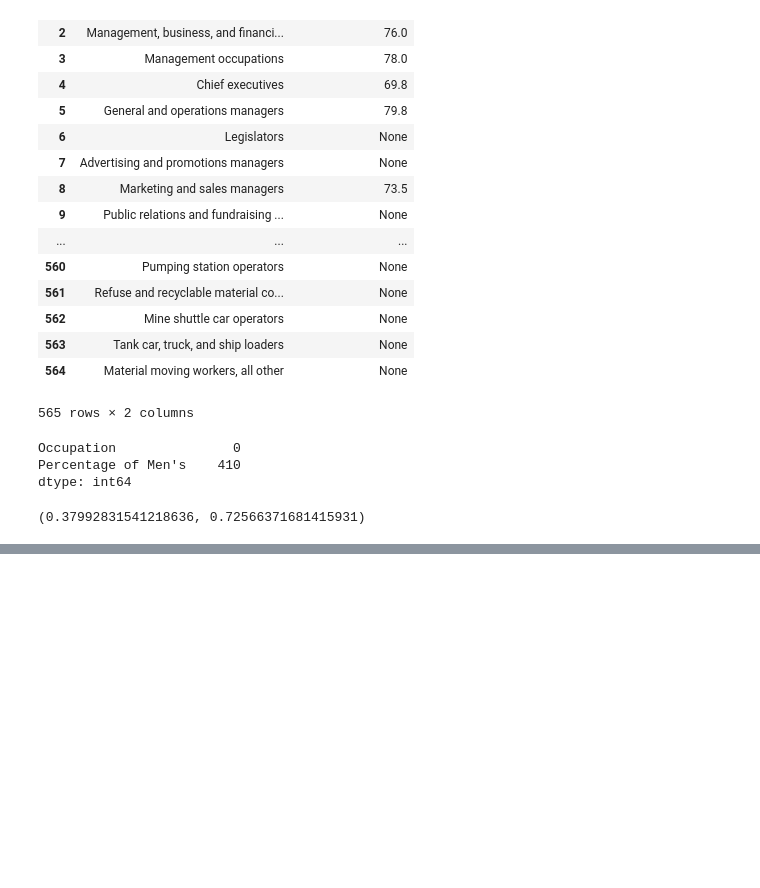
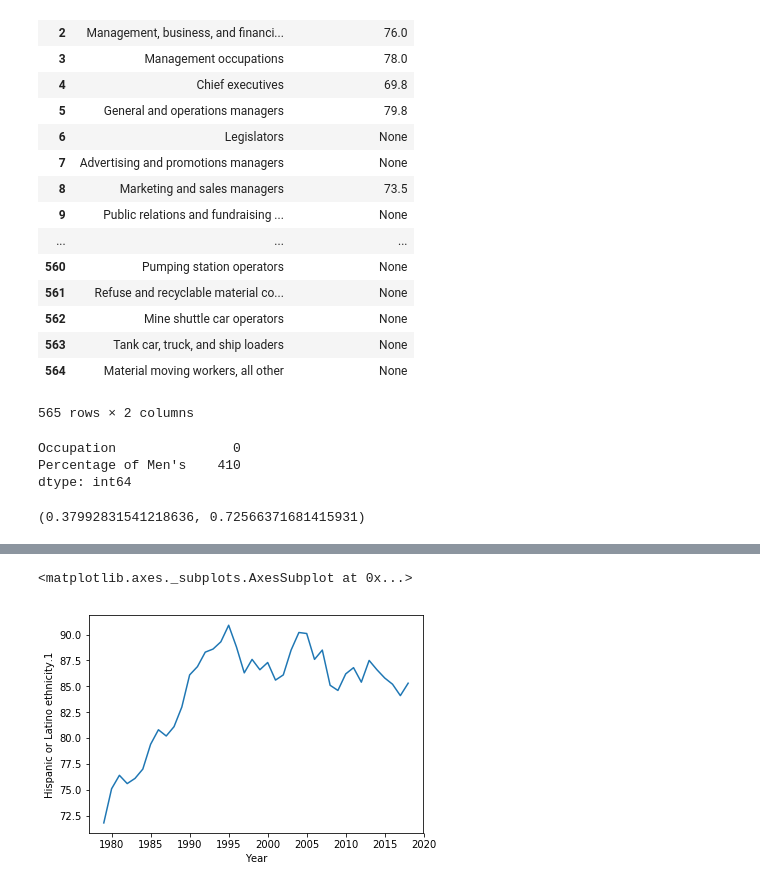
Before and after one commit to kanam12/ieor142finalproject, a Jupyter notebook: EDA.ipynb, the cells around one changed output, grey strips where cells are left out. Drawn from its saved outputs; the diff is of its cells as text; code cells hidden in the pictures; blank space fills up the shorter version.

Commit message:
EDA on time series by salary and by hourly

```diff
--- a/EDA.ipynb
+++ b/EDA.ipynb
@@ -152,0 +171,10 @@ selected_test.to_csv("occupation_2016.csv")
+# %%
+df_merged = pd.read_csv("merged_by_year.csv")
+df_merged_salary = pd.read_csv("merged_by_year_salary.csv")
+df_merged_hourly = pd.read_csv("merged_by_year_hourly.csv")
+# %%
+#example plot
+sns.lineplot(x = "Year", y = "Hispanic or Latino ethnicity.1", data = df_merged)
+# %% [output]
+<matplotlib.axes._subplots.AxesSubplot at 0x...>
+[figure, added]
```
Also changed, not shown: parts of 14 cells of this notebook.
